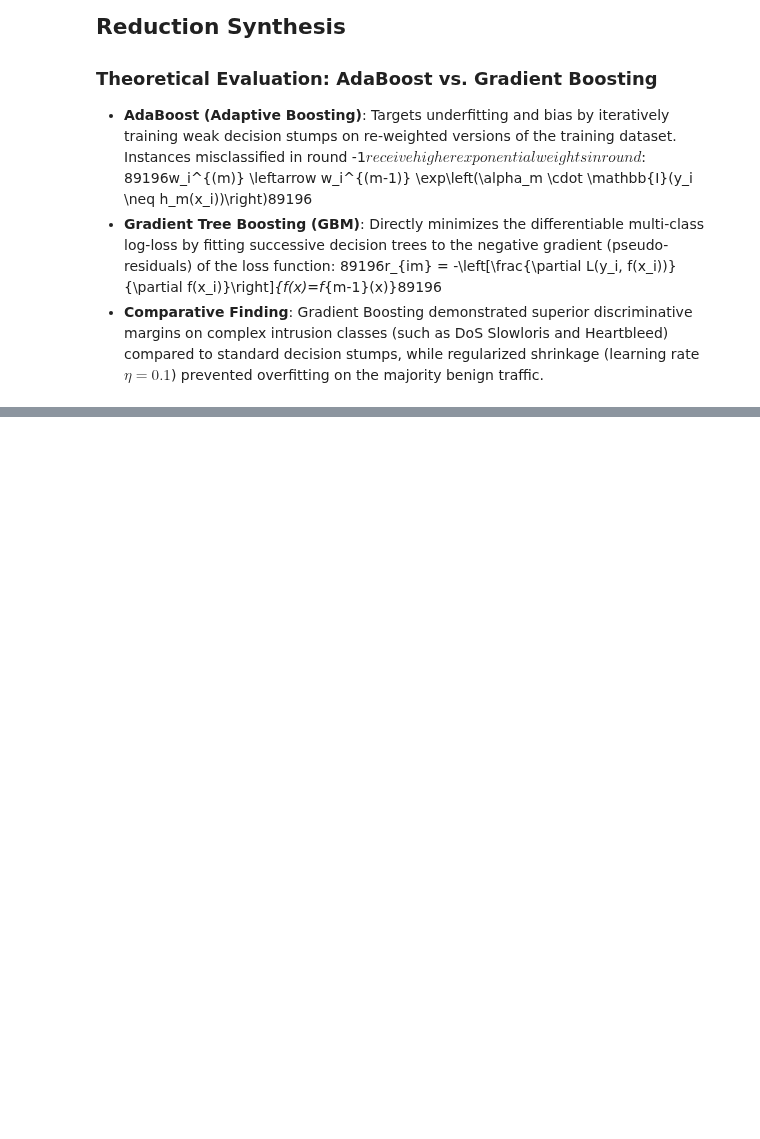
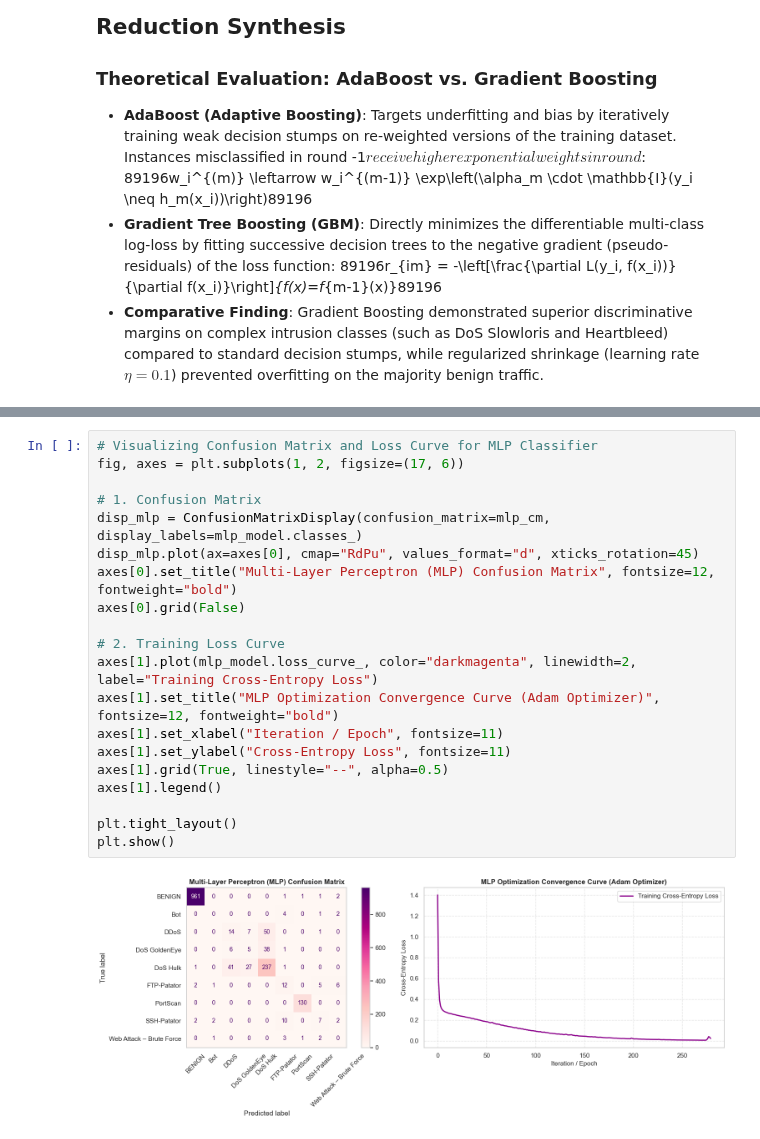
Before and after one commit to ajay9376/NetSentinel, a Jupyter notebook: notebooks/classification.ipynb, the cells around one changed output, grey strips where cells are left out. Cells and saved outputs as stored; diff of their text form; blank space fills up the shorter version.

```diff
--- a/notebooks/classification.ipynb
+++ b/notebooks/classification.ipynb
@@ -1411,0 +1500,22 @@ plt.show()
+# %%
+# Visualizing Confusion Matrix and Loss Curve for MLP Classifier
+fig, axes = plt.subplots(1, 2, figsize=(17, 6))
+
+# 1. Confusion Matrix
+disp_mlp = ConfusionMatrixDisplay(confusion_matrix=mlp_cm, display_labels=mlp_model.classes_)
+disp_mlp.plot(ax=axes[0], cmap="RdPu", values_format="d", xticks_rotation=45)
+axes[0].set_title("Multi-Layer Perceptron (MLP) Confusion Matrix", fontsize=12, fontweight="bold")
+axes[0].grid(False)
+
+# 2. Training Loss Curve
+axes[1].plot(mlp_model.loss_curve_, color="darkmagenta", linewidth=2, label="Training Cross-Entropy Loss")
+axes[1].set_title("MLP Optimization Convergence Curve (Adam Optimizer)", fontsize=12, fontweight="bold")
+axes[1].set_xlabel("Iteration / Epoch", fontsize=11)
+axes[1].set_ylabel("Cross-Entropy Loss", fontsize=11)
+axes[1].grid(True, linestyle="--", alpha=0.5)
+axes[1].legend()
+
+plt.tight_layout()
+plt.show()
+# %% [output]
+[figure, added]
```
Also changed, not shown: parts of 11 cells of this notebook.
